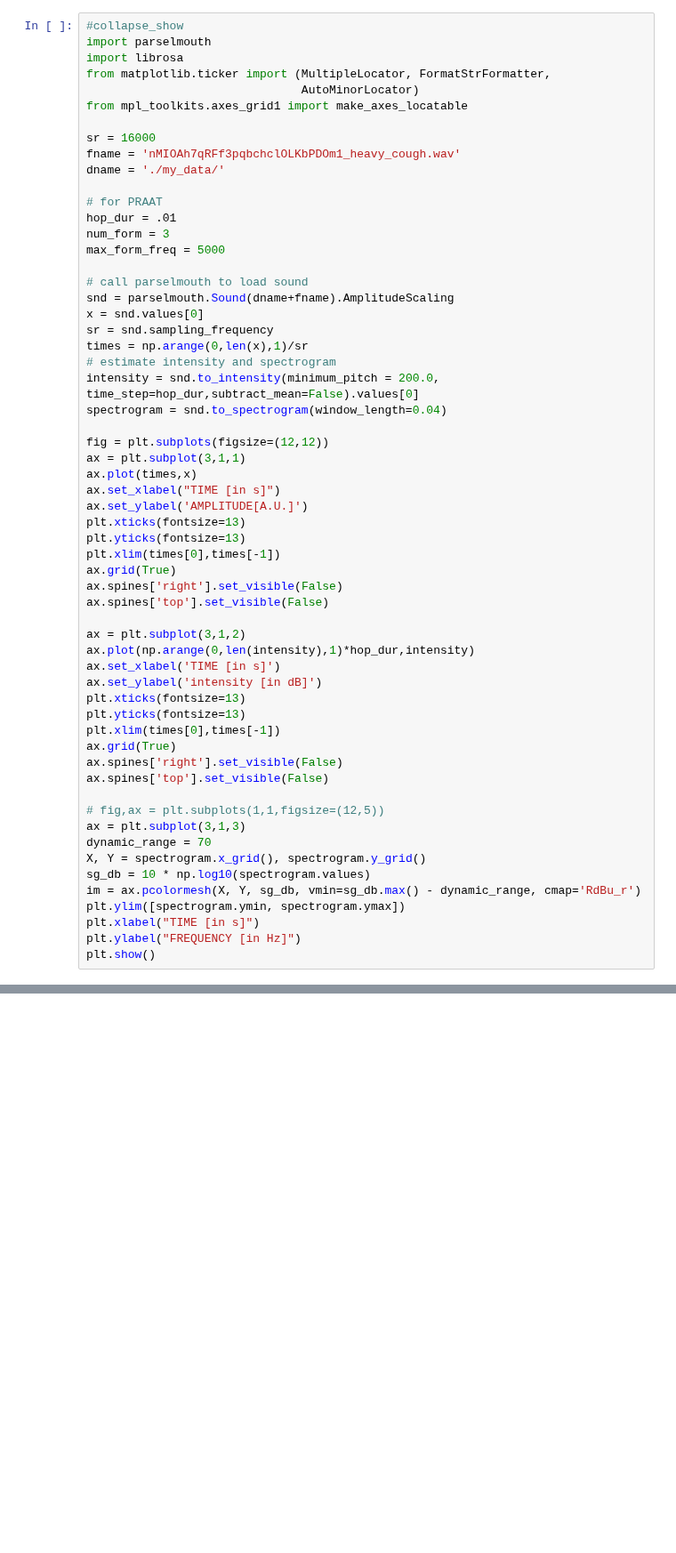
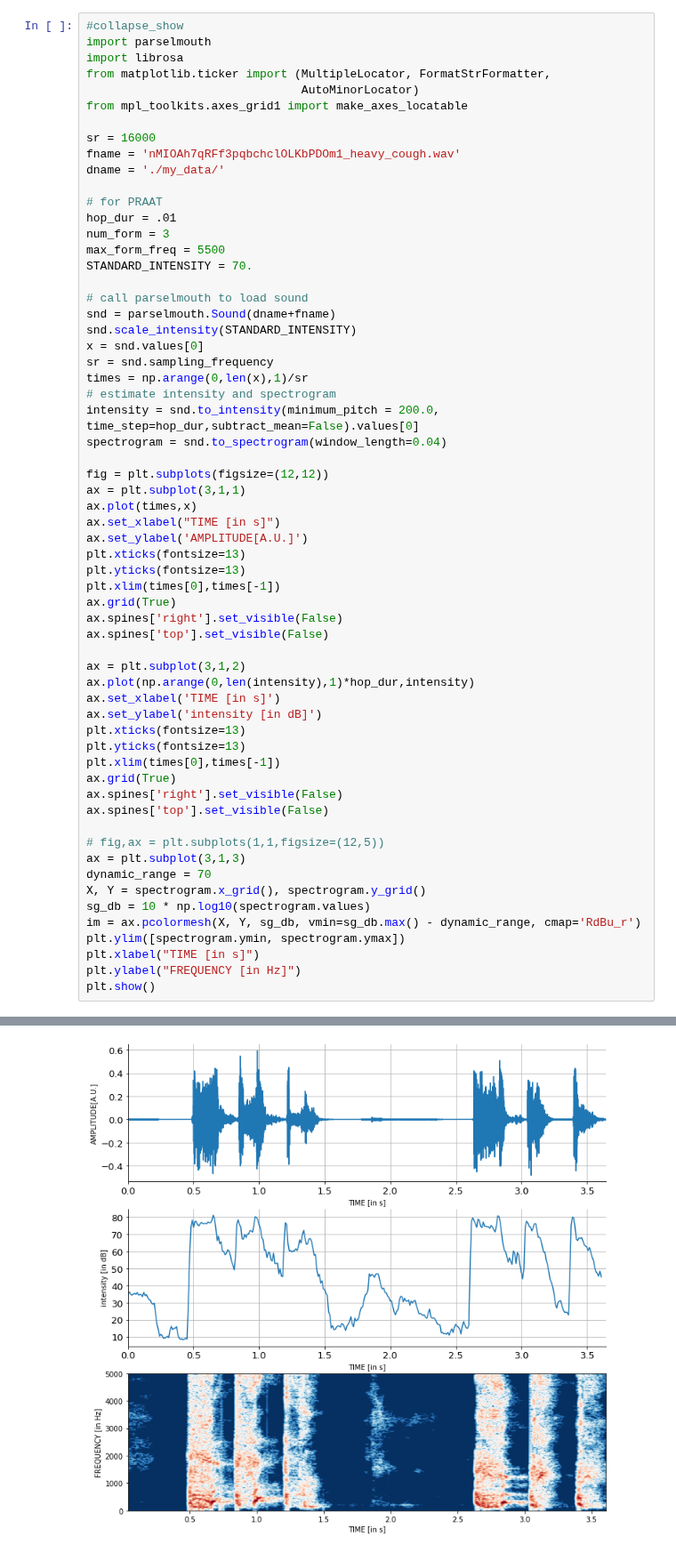
Before and after one commit to iiscleap/coswara-blog, a Jupyter notebook: _notebooks/2020-08-17-feature_extraction.ipynb, the cells around one changed output, grey strips where cells are left out. Shown at 89% size. Saved outputs shown, nothing was run; the diff lists cells and outputs as text; blank space fills up the shorter version.

```diff
--- a/_notebooks/2020-08-17-feature_extraction.ipynb
+++ b/_notebooks/2020-08-17-feature_extraction.ipynb
@@ -65,10 +66,12 @@ dname = './my_data/'
 # for PRAAT
 hop_dur = .01
 num_form = 3
-max_form_freq = 5000
+max_form_freq = 5500
+STANDARD_INTENSITY = 70.
 
 # call parselmouth to load sound
-snd = parselmouth.Sound(dname+fname).AmplitudeScaling
+snd = parselmouth.Sound(dname+fname)
+snd.scale_intensity(STANDARD_INTENSITY)
 x = snd.values[0]
 sr = snd.sampling_frequency
 times = np.arange(0,len(x),1)/sr
@@ -113,0 +116 @@ AttributeError: 'parselmouth.Sound' object has no attribute 'AmplitudeScaling'
+[figure, added]
```
Also changed, not shown: parts of 7 cells of this notebook, 4 other files.
